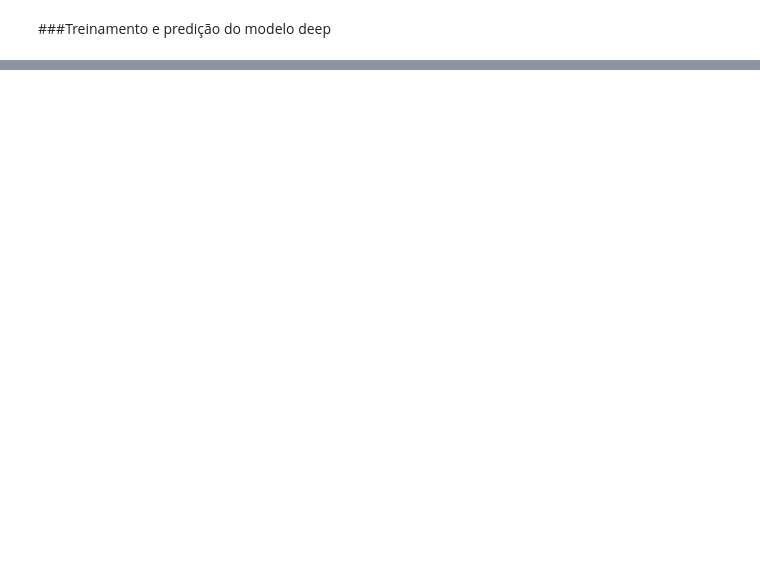
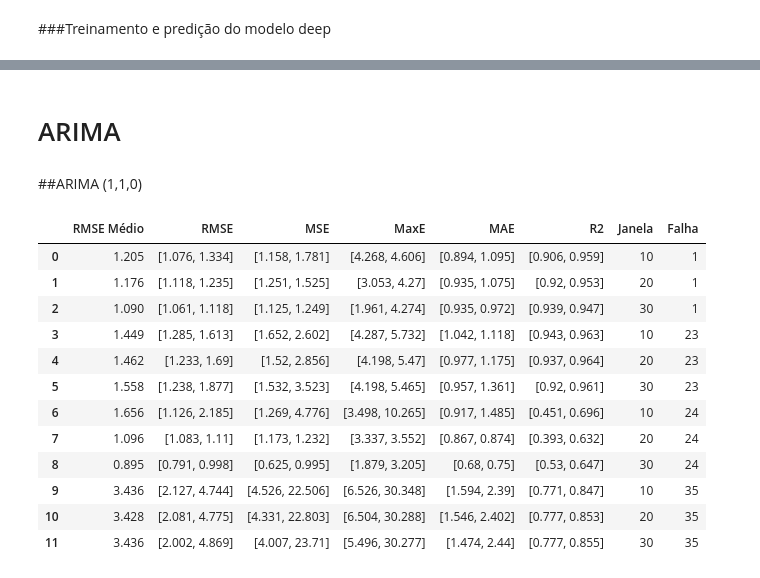
Before and after one commit to allanmattos01/Sefaz, a Jupyter notebook: preprocessing/pre_processamento.ipynb, the cells around one changed output, grey strips where cells are left out. Cells and saved outputs as stored; diff of their text form; code cells hidden in the pictures; blank space fills up the shorter version.

```diff
--- a/preprocessing/pre_processamento.ipynb
+++ b/preprocessing/pre_processamento.ipynb
@@ -698,0 +958,8 @@ data_results_new.groupby(['Modelo']).apply(lambda x: x[x['RMSE'] == x['RMSE'].mi
+# %%
+data_results = data_results[["Modelo", 'RMSE Médio', 'RMSE', 'MSE', 'MaxE', 'MAE', "R2"]]
+
+data_results["Modelo"] = data_results["Modelo"].apply(lambda row: np.char.replace(row, "CLR", "LR"))
+data_results["Modelo"] = data_results["Modelo"].apply(lambda row: np.char.replace(row, "CMLP", "MLP"))
+data_results["Modelo"] = data_results["Modelo"].apply(lambda row: np.char.replace(row, "CSVR", "SVR"))
+
+print(data_results.drop("MSE", axis=1).to_latex(index=False))
@@ -698,0 +1041,2 @@ data_results_new.groupby(['Modelo']).apply(lambda x: x[x['RMSE'] == x['RMSE'].mi
+# %% [markdown]
+# ARIMA
@@ -698,0 +1047,2 @@ data_results_new.groupby(['Modelo']).apply(lambda x: x[x['RMSE'] == x['RMSE'].mi
+# %% [markdown]
+##ARIMA (1,1,0)
@@ -698,0 +1095,17 @@ data_results_new.groupby(['Modelo']).apply(lambda x: x[x['RMSE'] == x['RMSE'].mi
+# %%
+pd.set_option('display.max_colwidth', True)
+data_results.head(12)
+# %% [output]
+|  | RMSE Médio | RMSE | MSE | MaxE | MAE | R2 | Janela | Falha |
+| 0 | 1.205 | [1.076, 1.334] | [1.158, 1.781] | [4.268, 4.606] | [0.894, 1.095] | [0.906, 0.959] | 10 | 1 |
+| 1 | 1.176 | [1.118, 1.235] | [1.251, 1.525] | [3.053, 4.27] | [0.935, 1.075] | [0.92, 0.953] | 20 | 1 |
+| 2 | 1.090 | [1.061, 1.118] | [1.125, 1.249] | [1.961, 4.274] | [0.935, 0.972] | [0.939, 0.947] | 30 | 1 |
+| 3 | 1.449 | [1.285, 1.613] | [1.652, 2.602] | [4.287, 5.732] | [1.042, 1.118] | [0.943, 0.963] | 10 | 23 |
+| 4 | 1.462 | [1.233, 1.69] | [1.52, 2.856] | [4.198, 5.47] | [0.977, 1.175] | [0.937, 0.964] | 20 | 23 |
+| 5 | 1.558 | [1.238, 1.877] | [1.532, 3.523] | [4.198, 5.465] | [0.957, 1.361] | [0.92, 0.961] | 30 | 23 |
+| 6 | 1.656 | [1.126, 2.185] | [1.269, 4.776] | [3.498, 10.265] | [0.917, 1.485] | [0.451, 0.696] | 10 | 24 |
+| 7 | 1.096 | [1.083, 1.11] | [1.173, 1.232] | [3.337, 3.552] | [0.867, 0.874] | [0.393, 0.632] | 20 | 24 |
+| 8 | 0.895 | [0.791, 0.998] | [0.625, 0.995] | [1.879, 3.205] | [0.68, 0.75] | [0.53, 0.647] | 30 | 24 |
+| 9 | 3.436 | [2.127, 4.744] | [4.526, 22.506] | [6.526, 30.348] | [1.594, 2.39] | [0.771, 0.847] | 10 | 35 |
+| 10 | 3.428 | [2.081, 4.775] | [4.331, 22.803] | [6.504, 30.288] | [1.546, 2.402] | [0.777, 0.853] | 20 | 35 |
+| 11 | 3.436 | [2.002, 4.869] | [4.007, 23.71] | [5.496, 30.277] | [1.474, 2.44] | [0.777, 0.855] | 30 | 35 |
```
Also changed, not shown: parts of 65 cells of this notebook.
